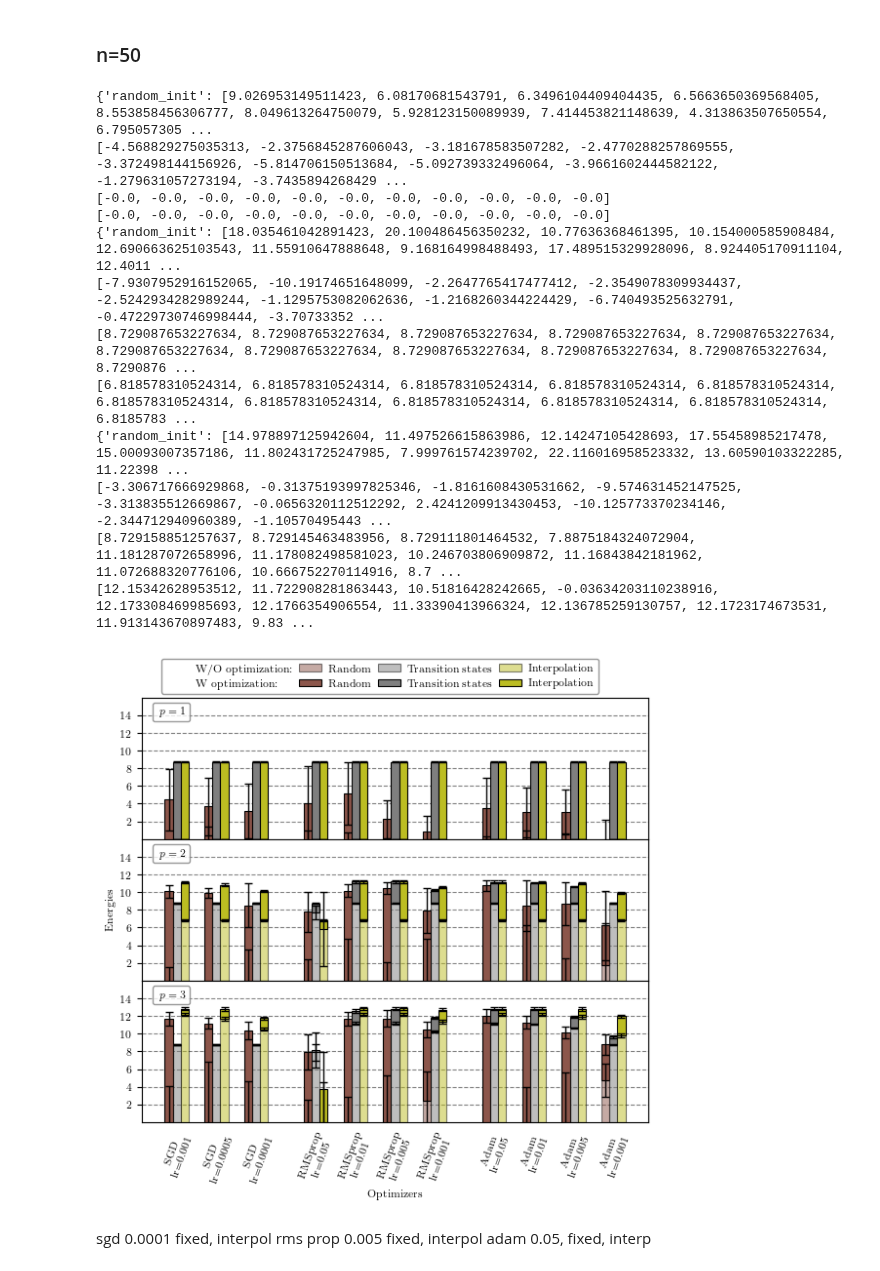
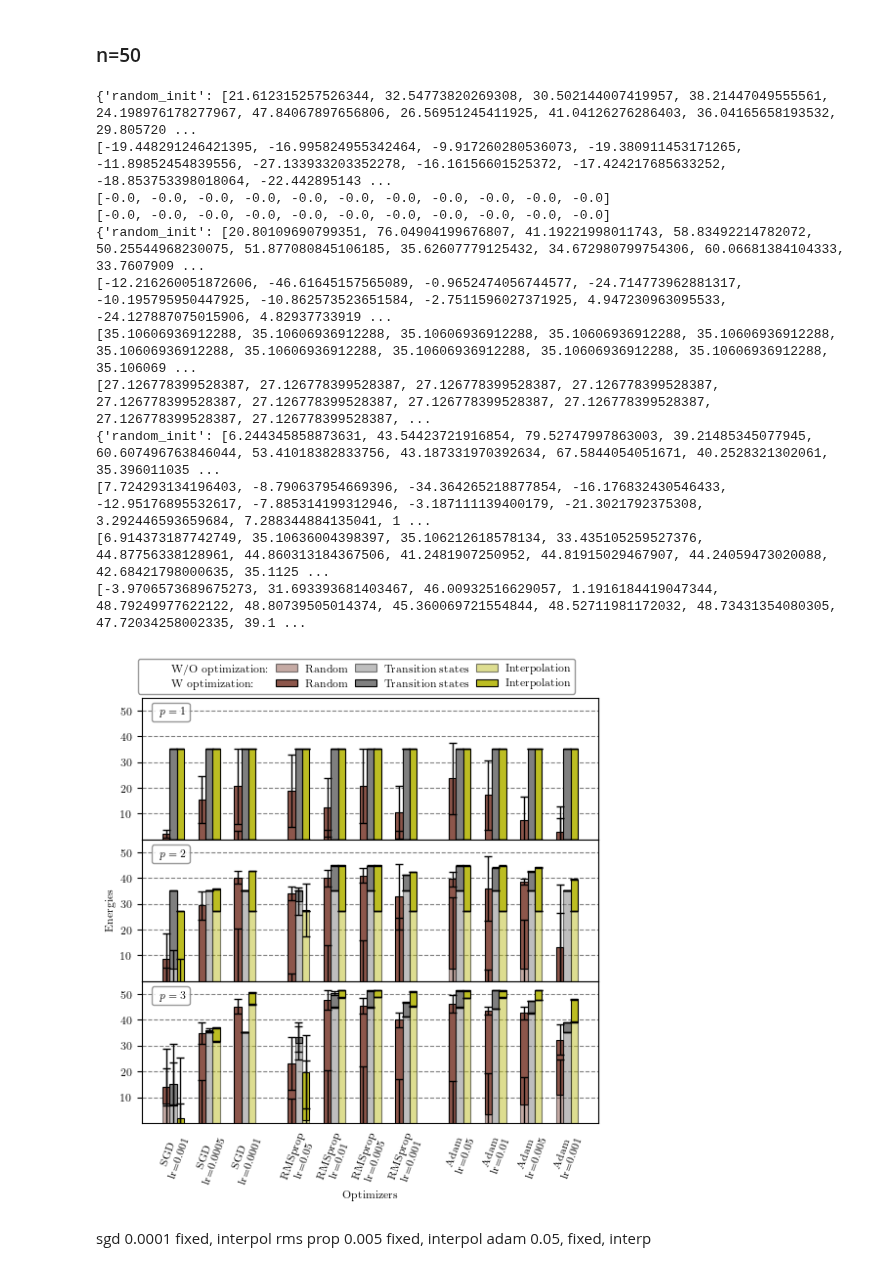
Before and after one commit to jernejrudifinzgar/qiro, a Jupyter notebook: Parameter_optimisation/MIS/scripts/plotting.ipynb, the cells around one changed output. Saved outputs shown, nothing was run; the diff lists cells and outputs as text; code cells hidden in the pictures.

```diff
--- a/Parameter_optimisation/MIS/scripts/plotting.ipynb
+++ b/Parameter_optimisation/MIS/scripts/plotting.ipynb
@@ -44,7 +44,7 @@ pr ={"axes.labelsize": 8,               # LaTeX default is 10pt font.
     "legend.fontsize": 8,               # Make the legend/label fonts
     "xtick.labelsize": 8,               # a little smaller
     "ytick.labelsize": 8,
-    'figure.figsize': (2 * 3.35, 3* 9 * 3.35 / 16), #2.0476
+    'figure.figsize': (1.8 * 3.35, 3* 9 * 3.35 / 16), #2.0476
     "errorbar.capsize": 1.5,
     "font.family": "serif",
     "font.serif": [],                   # blank entries should cause plots
@@ -106,7 +106,7 @@ def get_initial_results(optimizer, p, initialization, learning_rate, n):
 # %%
 optimizers = ['SGD', 'RMSprop', 'Adam']
 ps = [1, 2, 3]
-n = 50
+n = 200
 initializations = ['random_init', 'transition_states', 'interpolation']
 
 colors=['tab:blue', 'tab:orange', 'tab:green', 'tab:red', 'tab:purple', 'tab:pink', 'tab:brown', 'tab:grey', 'tab:olive', 'midnightblue', 'tab:cyan']
@@ -200,45 +200,45 @@ for ax in axs:
     elif n ==200:
         ax.set_ylim(bottom=0., top=55)
 
     #ax.set_yticks(major_yticks_pos, major_yticks_names)
     #ax.set_yticks(minor_yticks_pos, minor_ticks_names, minor=True)
     ax.set_axisbelow(True)
     ax.yaxis.grid(color='gray', linestyle='dashed')
 
 axs[1].set_ylabel('Energies', y = 0.5)
 axs[2].set_xticks([0+ width, 1+ width, 2+ width, 3.5+ width, 4.5+ width, 5.5+ width, 6.5+ width, 8+ width, 9+ width, 10+ width, 11+ width], labels, rotation=70)
 axs[2].tick_params(bottom = False)
 
 legend_element = [Line2D([0], [0], marker='.', color='w', label='$p = 1$',
                           markerfacecolor='g', markersize=0)]
 axs[0].legend(handles=legend_element, edgecolor = 'grey', facecolor=(1, 1, 1, 1), handletextpad=-1.8, loc='upper left', bbox_to_anchor=(0.01, 1.))
 legend_element = [Line2D([0], [0], marker='.', color='w', label='$p=2$',
                           markerfacecolor='g', markersize=0)]
 axs[1].legend(handles=legend_element, edgecolor = 'grey', facecolor=(1, 1, 1, 1), handletextpad=-1.8, loc='upper left', bbox_to_anchor=(0.01, 1.))
 legend_element = [Line2D([0], [0], marker='.', color='w', label='$p=3$',
                           markerfacecolor='g', markersize=0)]
 l1 = plt.legend(handles=legend_element, edgecolor = 'grey', facecolor=(1, 1, 1, 1), handletextpad=-1.8, loc = 'upper left', fancybox=True, bbox_to_anchor=(0.01, 1.))
 axs[2].add_artist(l1)
 plt.legend(labels = ['W/O optimization:', 'W optimization:', 'Random', 'Random', 'Transition states', 'Transition states', 'Interpolation', 'Interpolation'], bbox_to_anchor=(0.47, 3.15), loc = 'center', ncols = 4, edgecolor = 'grey', facecolor='white', columnspacing = 0.7, handletextpad = 0.7)
 
-#fig.savefig(f'../results/MIS_energies_all_initializations_nodes_{n}.pdf', dpi=300, bbox_inches='tight)
+fig.savefig(f'../results/MIS_energies_all_initializations_nodes_{n}.pdf', dpi=300, bbox_inches='tight')
 
 
 plt.show()
 # %% [output]
-{'random_init': [9.026953149511423, 6.08170681543791, 6.3496104409404435, 6.5663650369568405, 8.553858456306777, 8.049613264750079, 5.928123150089939, 7.414453821148639, 4.313863507650554, 6.795057305 ...
-[-4.568829275035313, -2.3756845287606043, -3.181678583507282, -2.4770288257869555, -3.372498144156926, -5.814706150513684, -5.092739332496064, -3.9661602444582122, -1.279631057273194, -3.7435894268429 ...
+{'random_init': [21.612315257526344, 32.54773820269308, 30.502144007419957, 38.21447049555561, 24.198976178277967, 47.84067897656806, 26.56951245411925, 41.04126276286403, 36.04165658193532, 29.805720 ...
+[-19.448291246421395, -16.995824955342464, -9.917260280536073, -19.380911453171265, -11.89852454839556, -27.133933203352278, -16.16156601525372, -17.424217685633252, -18.853753398018064, -22.442895143 ...
 [-0.0, -0.0, -0.0, -0.0, -0.0, -0.0, -0.0, -0.0, -0.0, -0.0, -0.0]
 [-0.0, -0.0, -0.0, -0.0, -0.0, -0.0, -0.0, -0.0, -0.0, -0.0, -0.0]
-{'random_init': [18.035461042891423, 20.100486456350232, 10.77636368461395, 10.154000585908484, 12.690663625103543, 11.55910647888648, 9.168164998488493, 17.489515329928096, 8.924405170911104, 12.4011 ...
-[-7.9307952916152065, -10.19174651648099, -2.2647765417477412, -2.3549078309934437, -2.5242934282989244, -1.1295753082062636, -1.2168260344224429, -6.740493525632791, -0.47229730746998444, -3.70733352 ...
-[8.729087653227634, 8.729087653227634, 8.729087653227634, 8.729087653227634, 8.729087653227634, 8.729087653227634, 8.729087653227634, 8.729087653227634, 8.729087653227634, 8.729087653227634, 8.7290876 ...
-[6.818578310524314, 6.818578310524314, 6.818578310524314, 6.818578310524314, 6.818578310524314, 6.818578310524314, 6.818578310524314, 6.818578310524314, 6.818578310524314, 6.818578310524314, 6.8185783 ...
-{'random_init': [14.978897125942604, 11.497526615863986, 12.14247105428693, 17.55458985217478, 15.00093007357186, 11.802431725247985, 7.999761574239702, 22.116016958523332, 13.60590103322285, 11.22398 ...
-[-3.306717666929868, -0.31375193997825346, -1.8161608430531662, -9.574631452147525, -3.313835512669867, -0.0656320112512292, 2.4241209913430453, -10.125773370234146, -2.344712940960389, -1.10570495443 ...
-[8.729158851257637, 8.729145463483956, 8.729111801464532, 7.8875184324072904, 11.181287072658996, 11.178082498581023, 10.246703806909872, 11.16843842181962, 11.072688320776106, 10.666752270114916, 8.7 ...
-[12.15342628953512, 11.722908281863443, 10.51816428242665, -0.03634203110238916, 12.173308469985693, 12.1766354906554, 11.33390413966324, 12.136785259130757, 12.1723174673531, 11.913143670897483, 9.83 ...
+{'random_init': [20.80109690799351, 76.04904199676807, 41.19221998011743, 58.83492214782072, 50.25544968230075, 51.877080845106185, 35.62607779125432, 34.672980799754306, 60.06681384104333, 33.7607909 ...
+[-12.216260051872606, -46.61645157565089, -0.9652474056744577, -24.714773962881317, -10.195795950447925, -10.862573523651584, -2.7511596027371925, 4.947230963095533, -24.127887075015906, 4.82937733919 ...
+[35.10606936912288, 35.10606936912288, 35.10606936912288, 35.10606936912288, 35.10606936912288, 35.10606936912288, 35.10606936912288, 35.10606936912288, 35.10606936912288, 35.10606936912288, 35.106069 ...
+[27.126778399528387, 27.126778399528387, 27.126778399528387, 27.126778399528387, 27.126778399528387, 27.126778399528387, 27.126778399528387, 27.126778399528387, 27.126778399528387, 27.126778399528387, ...
+{'random_init': [6.244345858873631, 43.54423721916854, 79.52747997863003, 39.21485345077945, 60.607496763846044, 53.41018382833756, 43.187331970392634, 67.5844054051671, 40.2528321302061, 35.396011035 ...
+[7.724293134196403, -8.790637954669396, -34.364265218877854, -16.176832430546433, -12.95176895532617, -7.885314199312946, -3.187111139400179, -21.3021792375308, 3.292446593659684, 7.288344884135041, 1 ...
+[6.914373187742749, 35.10636004398397, 35.106212618578134, 33.435105259527376, 44.87756338128961, 44.860313184367506, 41.2481907250952, 44.81915029467907, 44.24059473020088, 42.68421798000635, 35.1125 ...
+[-3.9706573689675273, 31.693393681403467, 46.00932516629057, 1.1916184419047344, 48.79249977622122, 48.80739505014374, 45.360069721554844, 48.52711981172032, 48.73431354080305, 47.72034258002335, 39.1 ...
-[figure, old version]
+[figure, new version]
 # %% [markdown]
 sgd 0.0001 fixed, interpol
 rms prop 0.005 fixed, interpol
```
Also changed, not shown: 20 other files.
